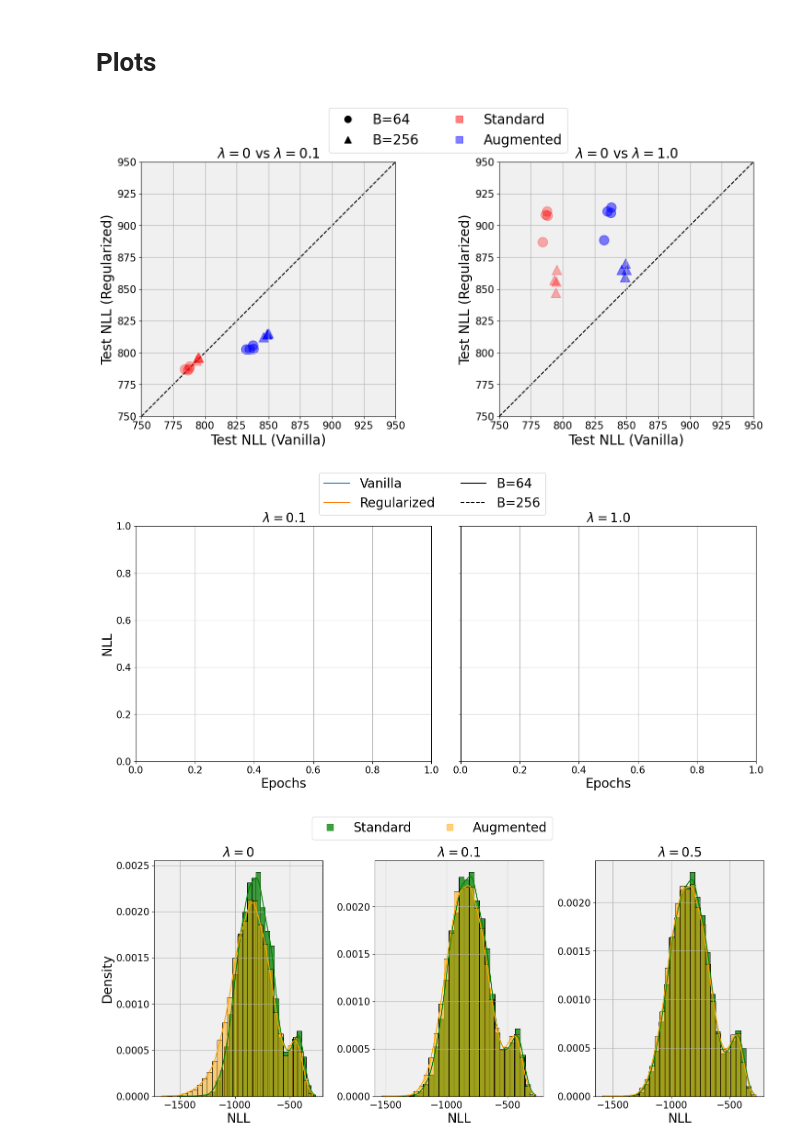
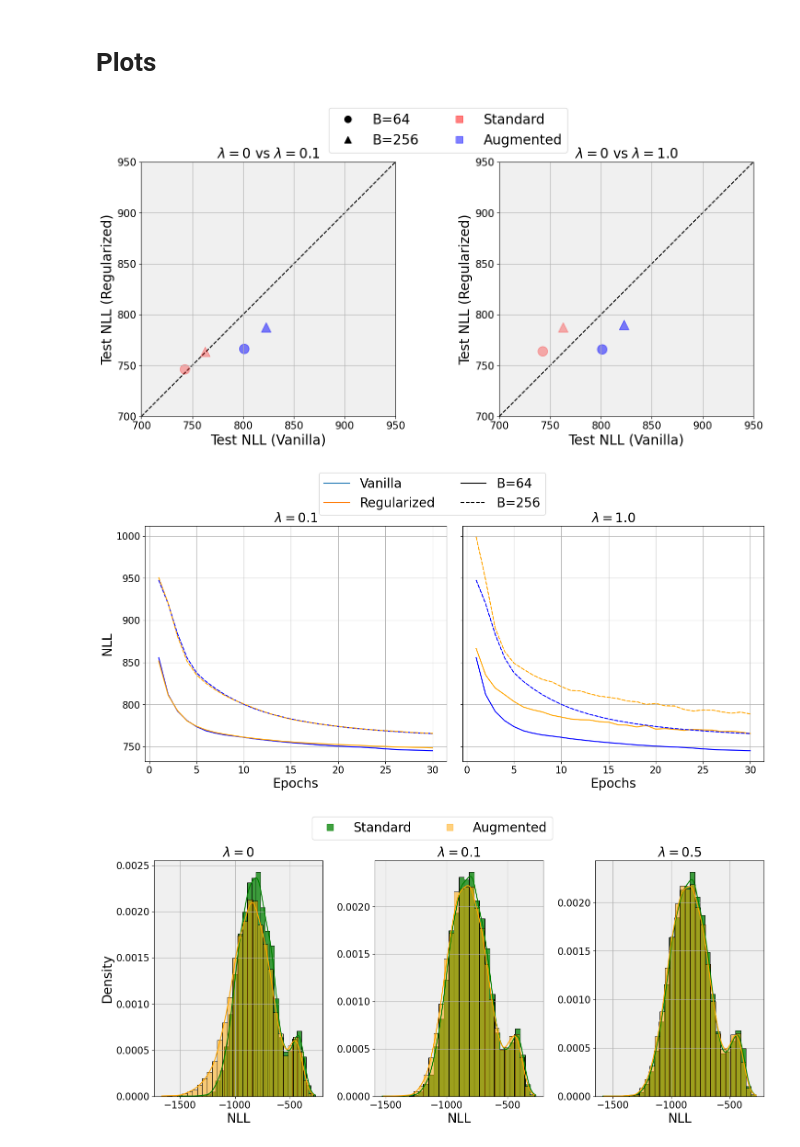
Before and after one commit to rajit906/Symmetry-invariant-Tractable-Generative-Models, a Jupyter notebook: src/evaluate_pc.ipynb, the cells around one changed output. Cells and saved outputs as stored; diff of their text form; code cells hidden in the pictures.

```diff
--- a/src/evaluate_pc.ipynb
+++ b/src/evaluate_pc.ipynb
@@ -22,7 +22,7 @@ result_dir = 'results_PC'
 
 # Regular expression pattern to match the directory names and extract hyperparameters
 pattern = re.compile(
-    r"(?P<datetime>\d{8}_\d{6})_"
+    r"(?P<datetime>2024(0[8-9]|1[0-2])\d{2}_\d{6}|202[5-9]\d{4}_\d{6})_"
     r"S(?P<seed>\d+)_"
     r"E(?P<num_epochs>\d+)_"
     r"BS(?P<batch_size>\d+)_"
@@ -88,12 +88,10 @@ for batch_size in batch_sizes:
             test_nll, aug_test_nll, _ = data_dict[batch_size][lam][seed]
             all_nll.append(test_nll)
             all_nll.append(aug_test_nll)
-global_min = 750  # You can uncomment the next line if you want to determine min dynamically
+global_min = 700  # You can uncomment the next line if you want to determine min dynamically
 # global_min = min(all_nll)
 global_max = 950  # You can uncomment the next line if you want to determine max dynamically
 # global_max = max(all_nll)
-
-# Plot for each lambda value
 
 for i, batch_size in enumerate(batch_sizes):
     for j, lam in enumerate(lams):
@@ -117,7 +115,6 @@ for i, batch_size in enumerate(batch_sizes):
         ax.set_ylim(lims)
         ax.grid(True)
 
-# Create a single legend for all plots
 handles = [
     plt.Line2D([0], [0], marker='o', color='black', linestyle='None', markersize=10, label='B=64'),
     plt.Line2D([0], [0], marker='^', color='black', linestyle='None', markersize=10, label='B=256'),
@@ -126,35 +123,11 @@ handles = [
 ]
 fig1.legend(handles=handles, loc='upper center', ncol=2, bbox_to_anchor=(0.522, 1.05))
 plt.tight_layout(rect=[0, 0, 1, 0.95])
-
-# Save the plot as an SVG file
 plt.savefig('images/pc/test_scatter_pc_mnist.pdf', format='pdf', bbox_inches='tight')
-
-# Show the plot
 plt.show()
 # %% [output]
-[figure, old version]
+[figure, new version]
 # %%
-import pickle
-def load_dict(result_dir, pattern, valid_batch_sizes, valid_lams):
-    data_dict = {batch_size: {lam: {} for lam in valid_lams} for batch_size in valid_batch_sizes}
-
-    for batch_size in valid_batch_sizes:
-        for lam in valid_lams:
-            lam_str = f'lambda={lam}'
-            batch_str = f'batch_size={batch_size}'
-
-            folder_path = os.path.join(result_dir, batch_str, lam_str)
-            if os.path.exists(folder_path):
-                for filename in os.listdir(folder_path):
-                    if pattern in filename:
-                        seed = int(filename.split('_')[-1].split('.')[0])
-                        with open(os.path.join(folder_path, filename), 'rb') as file:
-                            data = pickle.load(file)
-                            data_dict[batch_size][lam][seed] = data
-
-    return data_dict
-
 # Function to truncate or pad lists to a fixed length
 def truncate_or_pad(data, length=30):
     if len(data) >= length:
@@ -193,33 +166,32 @@ def plot_validation_loss(data_dict):
                 # Plot mean and confidence interval for vanilla (lambda = 0)
                 ax.plot(epoch_range, mean_nll_0, color='blue', linestyle='-' if batch_size == 64 else '--', label=f'Vanilla (B={batch_size})' if lam == lams[0] else "")
                 ax.fill_between(epoch_range, mean_nll_0 - std_nll_0, mean_nll_0 + std_nll_0, color='blue', alpha=0.3)
 
                 # Plot mean and confidence interval for regularized (lambda > 0)
                 ax.plot(epoch_range, mean_nll_lam, color='orange', linestyle='-' if batch_size == 64 else '--', label=f'Regularized (B={batch_size})' if lam == lams[0] else "")
                 ax.fill_between(epoch_range, mean_nll_lam - std_nll_lam, mean_nll_lam + std_nll_lam, color='orange', alpha=0.3)
 
         ax.set_title(f'$\\lambda = {lam}$')
         ax.set_xlabel('Epochs')
         if j == 0:
             ax.set_ylabel('NLL')
         ax.grid(True)
 
     handles = [
         plt.Line2D([0], [0], color=colors[0], label='Vanilla'),
         plt.Line2D([0], [0], color=colors[1], label='Regularized'),
         plt.Line2D([0], [0], linestyle='-', color='#000000', label='B=64'),
         plt.Line2D([0], [0], linestyle='--', color='#000000', label='B=256')
     ]
     fig2.legend(handles=handles, loc='upper center', ncol=2, bbox_to_anchor=(0.5, 1.05))
     plt.savefig('images/pc/val_loss_curve_pc_mnist.pdf', format='pdf', bbox_inches='tight')
     plt.tight_layout(rect=[0, 0, 1, 0.95])
     plt.show()
 colors = ['#1f77b4', '#ff7f0e']
 # Load and plot data for PC
 valid_batch_sizes = [64, 256]
 valid_lams = [0, 0.1, 1.0]
-data_dict = load_dict(result_dir, pattern, valid_batch_sizes, valid_lams)
 plot_validation_loss(data_dict)
 # %% [output]
-[figure, old version]
+[figure, new version]
 # %%
```
Also changed, not shown: parts of 12 cells of this notebook, 11 other files.
